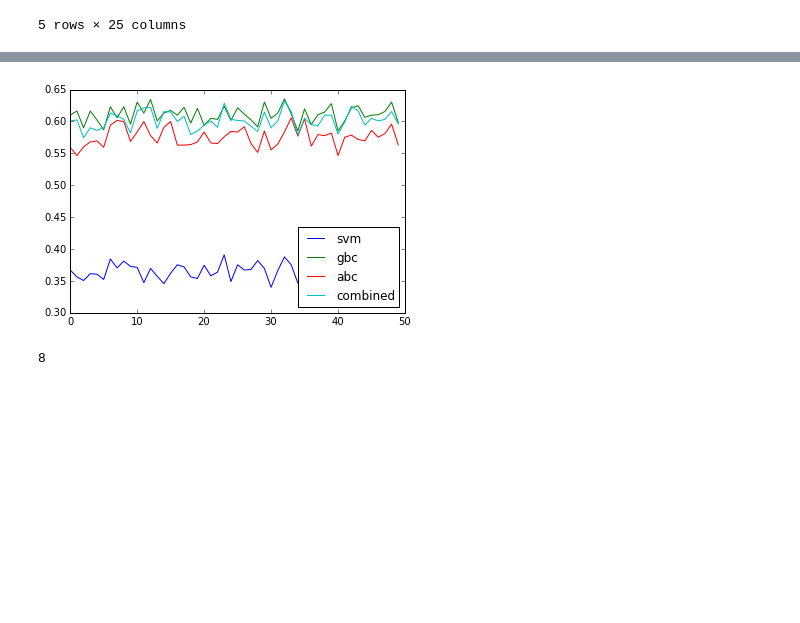
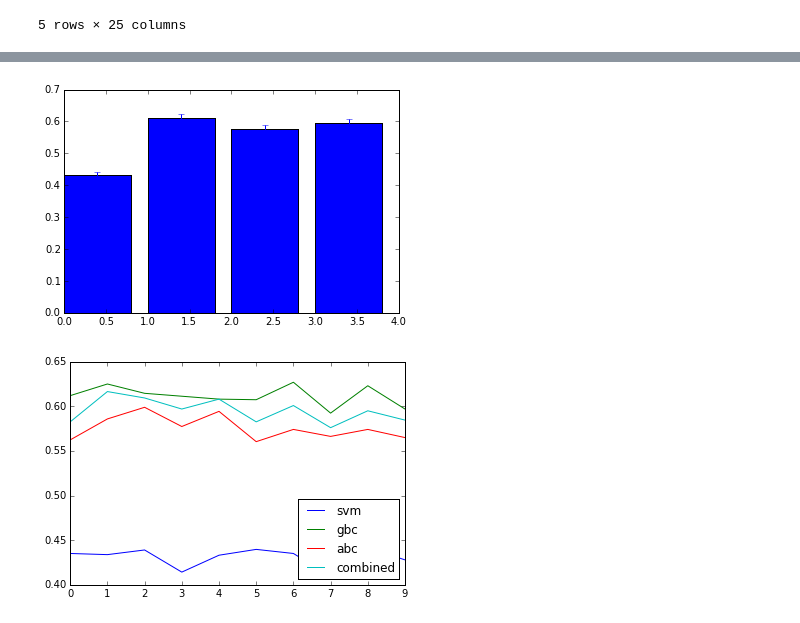
Before and after one commit to ahuja0007/team_citation, a Jupyter notebook: Inspire_analysis_sam.ipynb, the cells around one changed output, grey strips where cells are left out. Cells and saved outputs as stored; diff of their text form; code cells hidden in the pictures; blank space fills up the shorter version.

```diff
--- a/Inspire_analysis_sam.ipynb
+++ b/Inspire_analysis_sam.ipynb
@@ -28,7 +28,7 @@ inspire_data.head()
 | http://arxiv.org/abs/astro-ph/950... | [u'van Kerkwijk, M. H.', u'Kulkar... | 23 | NaN | 6 | The Astrophysical Journal | [u'Spectroscopy of the White Dwar... | 1995 | 41 | 0.003102 | ... |
 # %%
 ## add more features calculated from ADS
-good_df=pd.DataFrame.from_csv('good_df3.csv')
+good_df=pd.DataFrame.from_csv('good_df4.csv')
 inspire_data=inspire_data.merge(good_df[['Arxiv_key','h_index','m_index','e_index','i10_index','g_index','tori_index','riq_index']],right_on=['Arxiv_key'],left_index=True)
 inspire_data.head()
 # %% [output]
@@ -68,15 +96,20 @@ Total rows filtered by Journal quality:  4860
 # %%
 #Helper function to categorize classes based on the number of citations
 def class_citations(element):
-    if element<22:
+    if element<21:
         return 1
-    elif element <55:
+    elif element <51:
         return 2
     else:
         return 3
 
 target_classes=np.array(map(class_citations,target))
 
+counts=[]
 for i in range(1,4):
-    print "class"+str(i),list(target_classes).count(i)*1.0/len(target_classes)
+    counts.append(list(target_classes).count(i))
+
+plt.barh(range(3),counts,align='center');
+plt.yticks(range(3),['<=20 citations','<=50 citations', '50< citations' ]);
+plt.xlabel('# of datapoints in each category');
 # %% [output]
@@ -208,14 +243,19 @@ plt.legend(loc=4);
 # %%
 def most_common(lst):
+    if len(set(lst))==3:
+        return lst[2]
     return max(set(lst), key=lst.count)
+
+def rounded_mean(lst):
+    return round((0.43*lst[0]+0.62*lst[1]+0.58*lst[2])/(0.43+0.62+0.58))
 
 svmscore=[]
 gbcscore=[]
 abcscore=[]
 combinedscore=[]
 
-for i in range(50):
-    X_train, X_test, y_train, y_test = cross_validation.train_test_split(numeric_components[params], target_classes, test_size=0.25)
+for i in range(10):
+    X_train, X_test, y_train, y_test = cross_validation.train_test_split(numeric_components[few_params], target_classes, test_size=0.25,random_state=i)
 
     combined_predictions=pd.DataFrame(columns=['answer','SVM','GBC','ABC'])
     combined_predictions['answer']=y_test
@@ -224,6 +264,9 @@ for i in range(50):
     clf=svr.fit(X_train,y_train)
     combined_predictions['SVM']=map(clf.predict,X_test)
     svmscore.append(clf.score(X_test,y_test))
+
+    X_train, X_test, y_train, y_test = cross_validation.train_test_split(numeric_components[params], target_classes, test_size=0.25,random_state=i)
+
 
     GBC=GradientBoostingClassifier(loss='deviance', learning_rate=0.1, n_estimators=50, subsample=1.0, min_samples_split=2, min_samples_leaf=1, max_depth=3, init=None, random_state=None, max_features=None, verbose=0, max_leaf_nodes=None, warm_start=False)
     clfgbc=GBC.fit(X_train,y_train)
@@ -245,17 +291,14 @@ for i in range(50):
 # %%
-plt.plot(range(50),svmscore,label='svm')
-plt.plot(range(50),gbcscore,label='gbc')
-plt.plot(range(50),abcscore,label='abc')
-plt.plot(range(50),combinedscore,label='combined')
+means=map(np.mean,[svmscore,gbcscore,abcscore,combinedscore])
+stds=map(np.std,[svmscore,gbcscore,abcscore,combinedscore])
+plt.bar(range(4),means,yerr=stds)
+plt.show()
+plt.plot(range(10),svmscore,label='svm')
+plt.plot(range(10),gbcscore,label='gbc')
+plt.plot(range(10),abcscore,label='abc')
+plt.plot(range(10),combinedscore,label='combined')
 plt.legend(loc=4)
 plt.show()
 # %% [output]
-[figure, old version]
+[figure, new version]
+[figure, added]
-# %%
-top=0
-for a,g,c in zip(abcscore,gbcscore,combinedscore):
-    if c>g and c>a:
-        top+=1
-print top
-# %% [output]
-8
```
Also changed, not shown: parts of 13 cells of this notebook.
